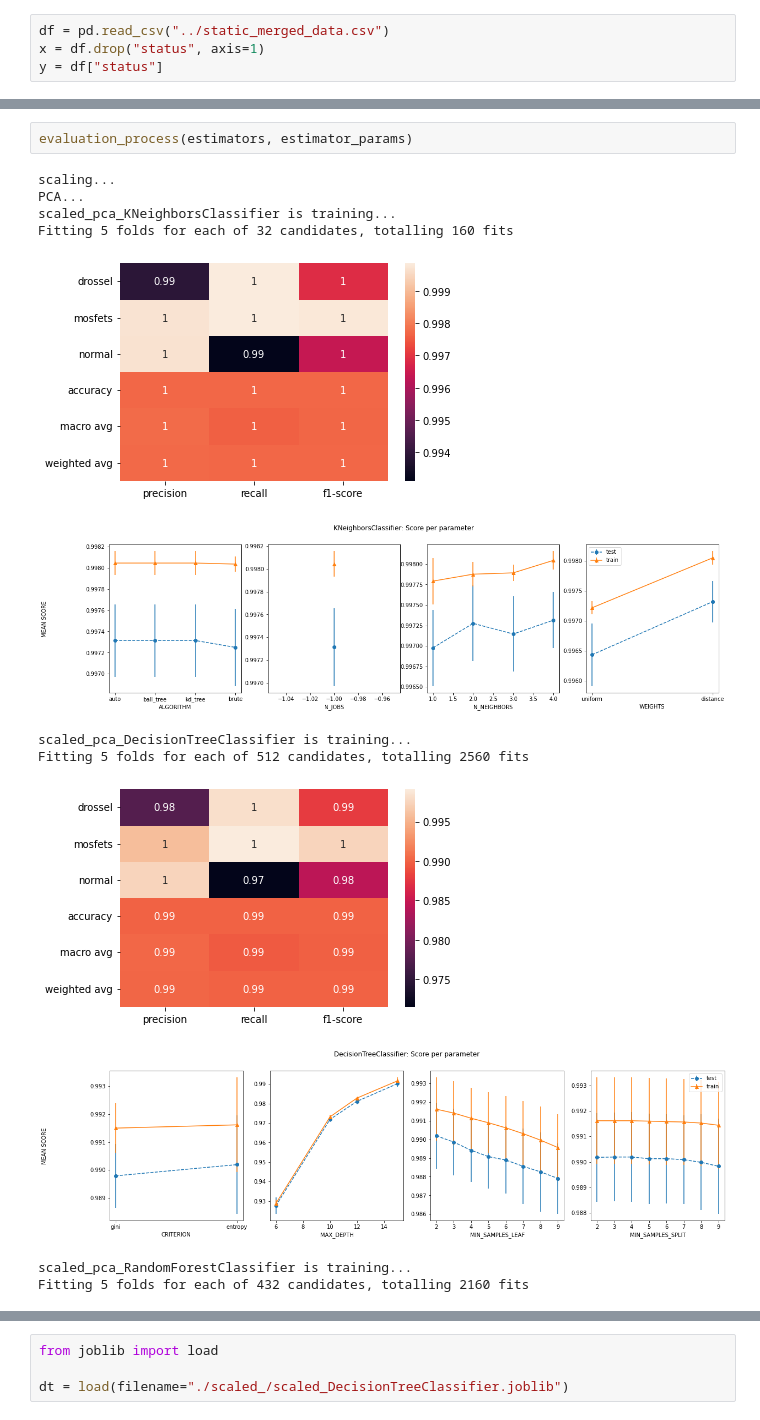
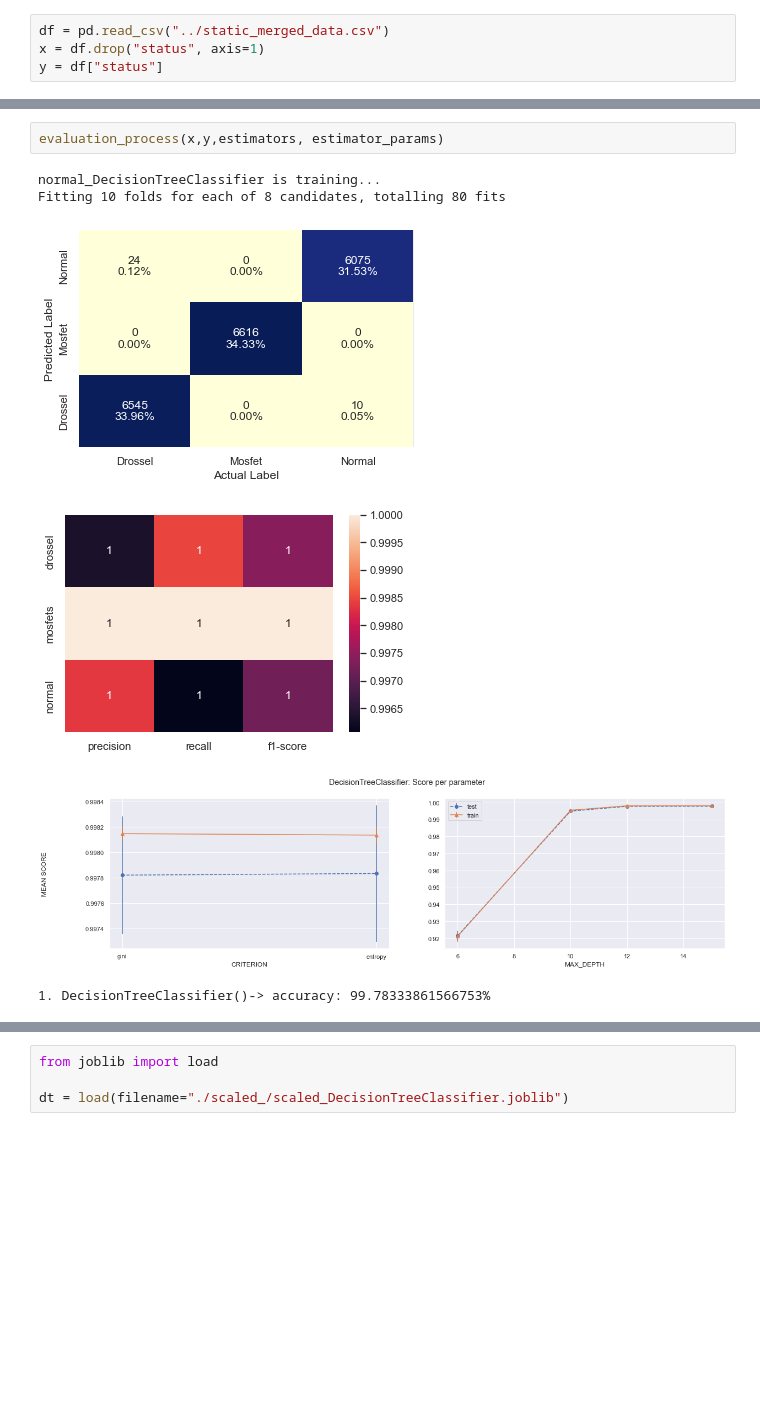
Before and after one commit to sandrosage/Monitoring_Converter_ML, a Jupyter notebook: Machine_Learining/pca.ipynb, the cells around one changed output, grey strips where cells are left out. Saved outputs shown, nothing was run; the diff lists cells and outputs as text; blank space fills up the shorter version.

```diff
--- a/Machine_Learining/pca.ipynb
+++ b/Machine_Learining/pca.ipynb
@@ -256,15 +294,9 @@ Fitting 5 folds for each of 432 candidates, totalling 2160 fits
 # %%
-evaluation_process(estimators, estimator_params)
+evaluation_process(x,y,estimators, estimator_params)
 # %% [output]
-scaling...
-PCA...
-scaled_pca_KNeighborsClassifier is training...
-Fitting 5 folds for each of 32 candidates, totalling 160 fits
+normal_DecisionTreeClassifier is training...
+Fitting 10 folds for each of 8 candidates, totalling 80 fits
-[figure, old version]
+[figure, new version]
-[figure, old version]
+[figure, new version]
+[figure, new version]
-scaled_pca_DecisionTreeClassifier is training...
-Fitting 5 folds for each of 512 candidates, totalling 2560 fits
+1. DecisionTreeClassifier()-> accuracy: 99.78333861566753%
-[figure, old version]
-[figure, removed]
-scaled_pca_RandomForestClassifier is training...
-Fitting 5 folds for each of 432 candidates, totalling 2160 fits
```
Also changed, not shown: parts of 6 cells of this notebook, 20 other files.
